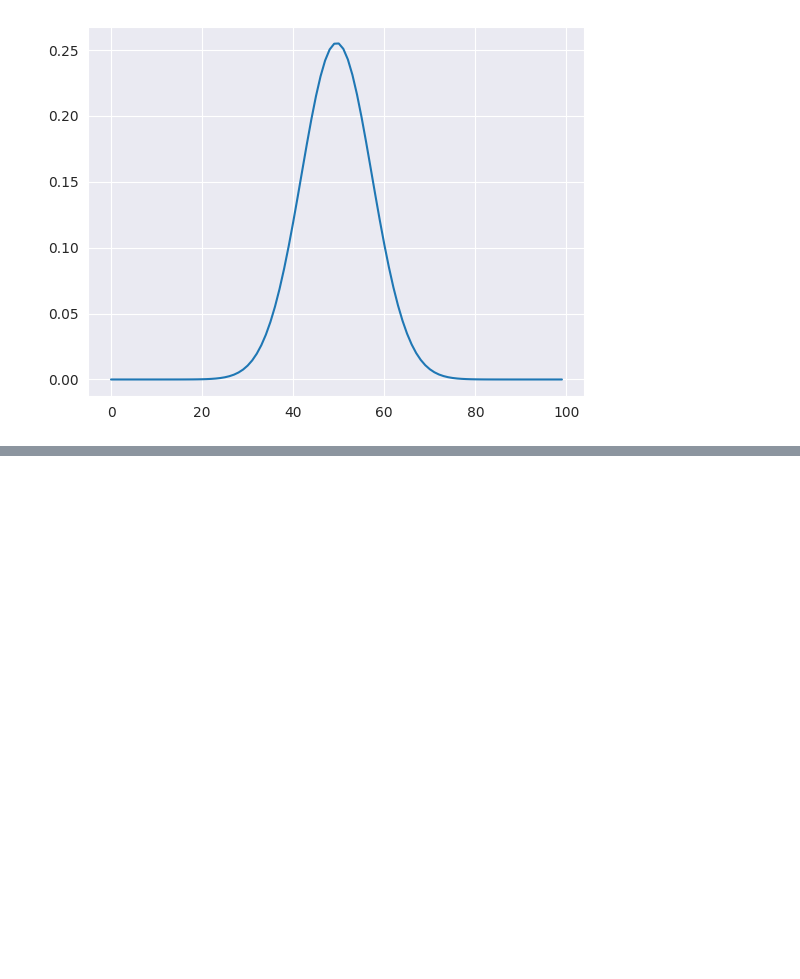
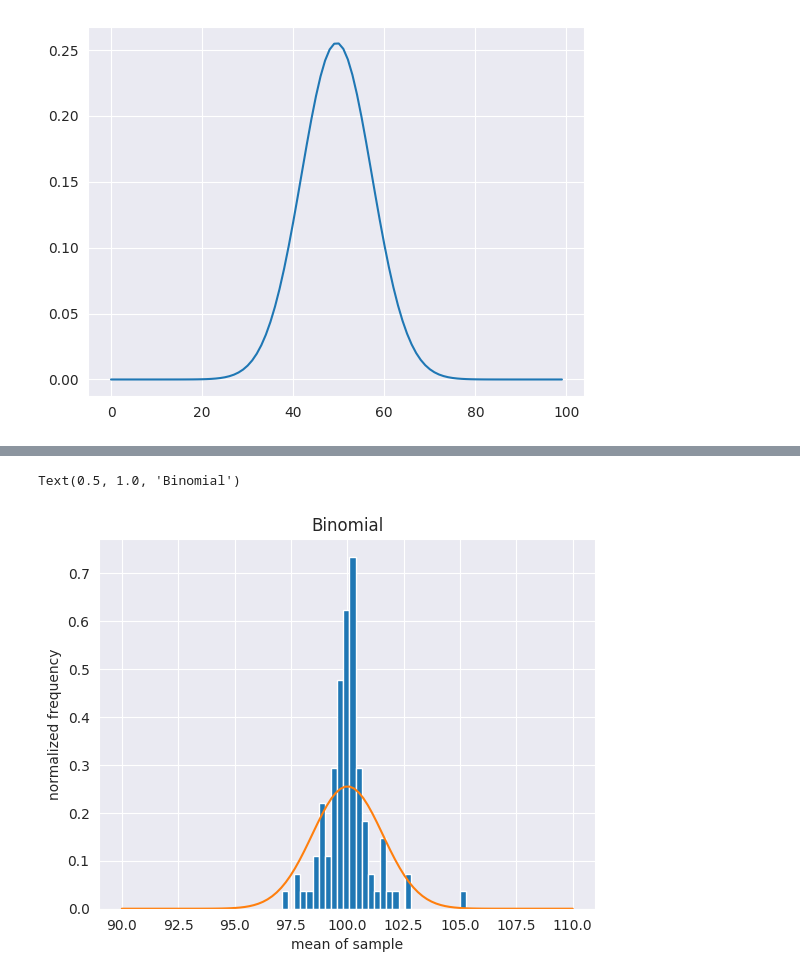
Before and after one commit to sarahdell/DSPS_SDellorco, a Jupyter notebook: hw2/Dellorco_CentralLimitTheorem.ipynb, the cells around one changed output, grey strips where cells are left out. Saved outputs shown, nothing was run; the diff lists cells and outputs as text; code cells hidden in the pictures; blank space fills up the shorter version.

```diff
--- a/hw2/Dellorco_CentralLimitTheorem.ipynb
+++ b/hw2/Dellorco_CentralLimitTheorem.ipynb
@@ -379,0 +401,10 @@ Text(0, 0.5, 'normalized frequency')
+# %%
+#plotting the histogram with the Guassian curve for Binomial
+pl.hist(binomialmeans, bins = 30, density = True)
+pl.plot(domain, gauss)
+pl.xlabel("mean of sample")
+pl.ylabel("normalized frequency")
+pl.title("Binomial")
+# %% [output]
+Text(0.5, 1.0, 'Binomial')
+[figure, added]
```
Also changed, not shown: parts of 5 cells of this notebook.
